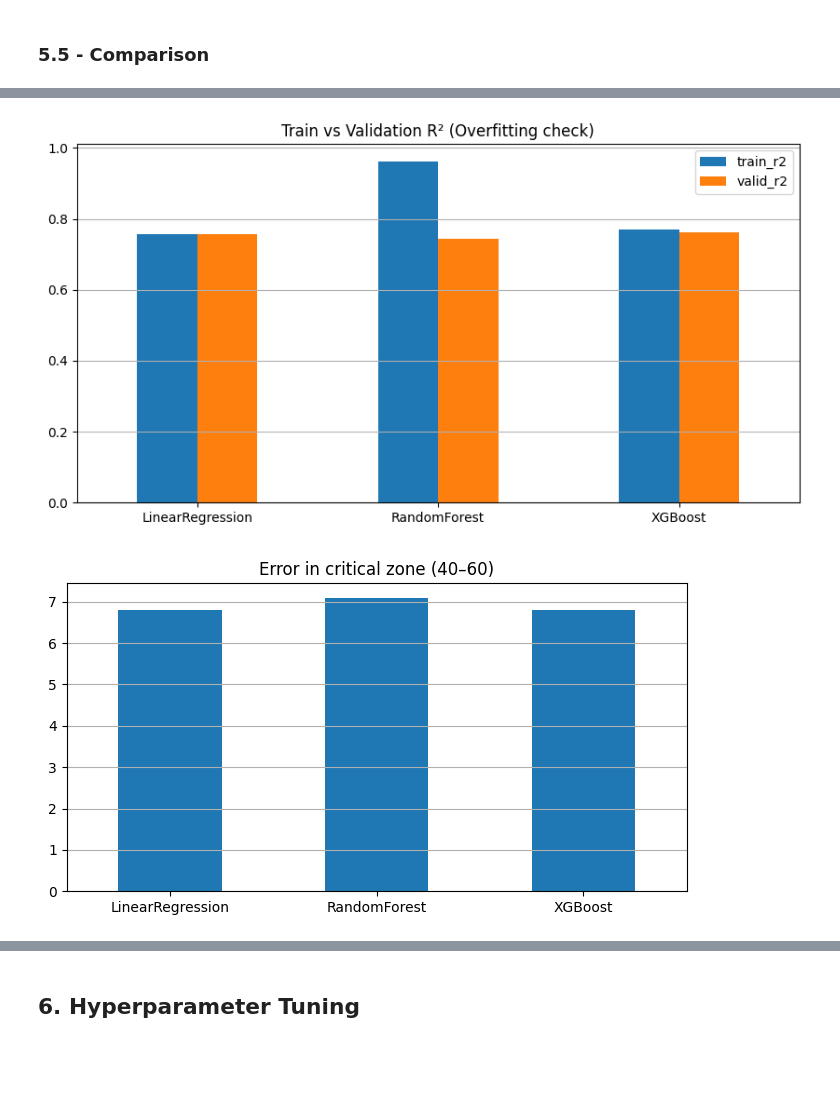
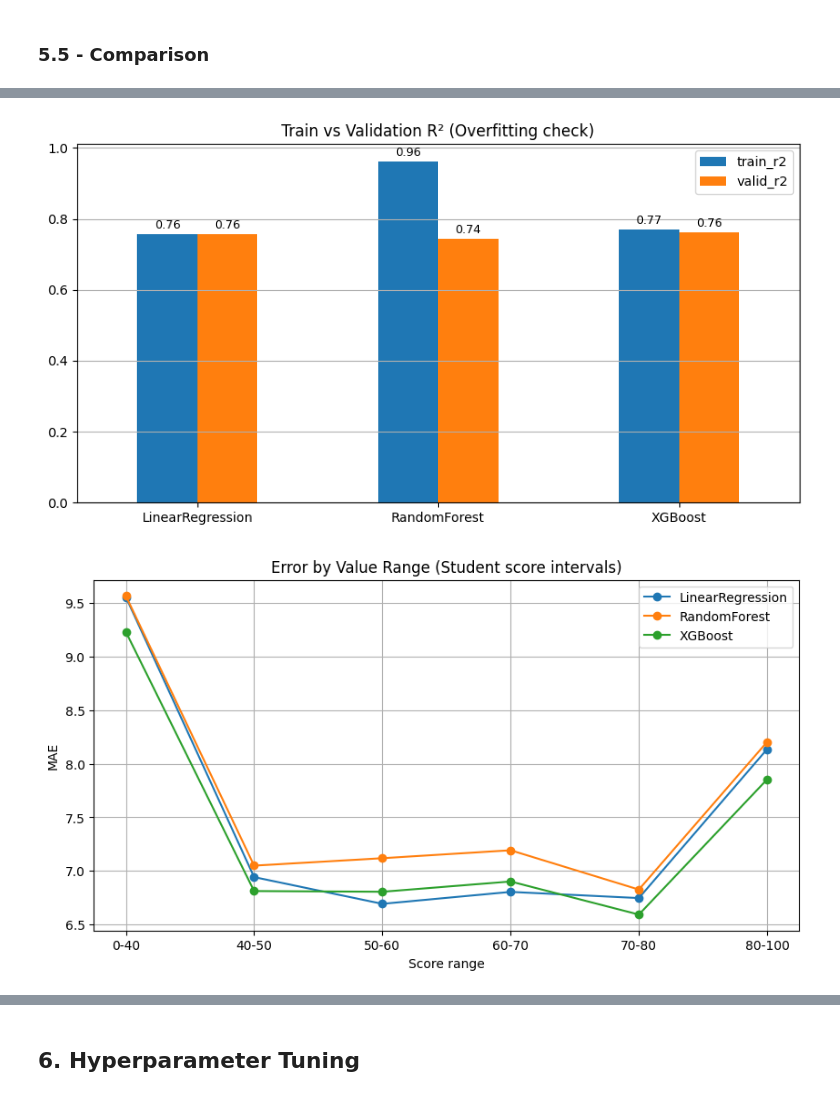
Before and after one commit to Muten-Roshi-Sama/MachineLearningLabs_4eiai40, a Jupyter notebook: Project2026/failure_prediction.ipynb, the cells around one changed output, grey strips where cells are left out. Cells and saved outputs as stored; diff of their text form; code cells hidden in the pictures; blank space fills up the shorter version.

```diff
--- a/Project2026/failure_prediction.ipynb
+++ b/Project2026/failure_prediction.ipynb
@@ -1725,6 +1975,10 @@ Loading LinearRegression from cache...
 #### Analysis
 # %%
 # =================== Linear regression ===================
+
+LG_single_res = LG_results["scaled"]["res"]
+LG_multi_res  = LG_results["aggressive"]["res"]
+LG_scaled_res = LG_results["core"]["res"]
 
 all_results = pd.concat([
     LG_single_res,
@@ -1771,6 +2025,7 @@ model_analysis["LinearRegression"] = {
     "gap": LG_scores["gap"].iloc[0],
 
     "critical_mae": LG_critical_mae,
+    "error_by_range" : LG_error_by_range,
 
     "fail_recall": LG_report["0"]["recall"],
     "accuracy": LG_report["accuracy"],
@@ -1984,6 +2203,7 @@ model_analysis["RandomForest"] = {
     "gap": RF_scores["gap"].iloc[0],
 
     "critical_mae": RF_critical_mae,
+    "error_by_range": RF_error_by_range,
 
     "fail_recall": RF_report["0"]["recall"],
     "accuracy": RF_report["accuracy"],
@@ -2187,6 +2407,7 @@ model_analysis["XGBoost"] = {
     "gap": XGB_scores["gap"].iloc[0],
 
     "critical_mae": XGB_critical_mae,
+    "error_by_range": XGB_error_by_range,
 
     "fail_recall": XGB_report["0"]["recall"],
     "accuracy": XGB_report["accuracy"],
@@ -2449,40 +2670,68 @@ plt.show()
 
 
 # Overfitting
-comparison_df[["train_r2", "valid_r2"]].plot(kind="bar", figsize=(10,5))
+df_overfit = comparison_df[["train_r2", "valid_r2"]]
+ax = df_overfit.plot(kind="bar", figsize=(10,5))
 plt.title("Train vs Validation R² (Overfitting check)")
 plt.xticks(rotation=0)
 plt.grid(axis="y")
+for container in ax.containers:
+    ax.bar_label(container, fmt="%.2f", fontsize=9, padding=2)
 plt.show()
 
 
 # Critical Zone error
-comparison_df["critical_mae"].plot(kind="bar", figsize=(8,4))
-plt.title("Error in critical zone (40–60)")
-plt.xticks(rotation=0)
-plt.grid(axis="y")
-plt.show()
+plt.figure(figsize=(10,5))
+plotted = False  # track if anything is actually drawn
+for model_name, metrics_dict in model_analysis.items():
+    if "error_by_range" in metrics_dict and metrics_dict["error_by_range"] is not None:
+        data = metrics_dict["error_by_range"]
+
+        # safety check
+        if len(data) > 0:
+            plt.plot(
+                data.index,
+                data.values,
+                marker="o",
+                label=model_name
+            )
+            plotted = True
+if plotted:
+    plt.title("Error by Value Range (Student score intervals)")
+    plt.xlabel("Score range")
+    plt.ylabel("MAE")
+    plt.grid()
+    plt.legend()
+    plt.show()
+else:
+    print("No error_by_range data found for models")
+
+
+
 
 # Failure detection performance
-comparison_df[["fail_recall", "false_negatives"]].plot(kind="bar", figsize=(10,5))
+df_fail = comparison_df[["fail_recall", "false_negatives"]]
+ax = df_fail.plot(kind="bar", figsize=(10,5))
 plt.title("Failure detection performance")
 plt.xticks(rotation=0)
 plt.grid(axis="y")
+for container in ax.containers:
+    ax.bar_label(container, fmt="%.2f", fontsize=9, padding=2)
 plt.show()
 
 # Trade off
 # plt.figure(figsize=(6,5))
 # plt.scatter(comparison_df["rmse"], comparison_df["fail_recall"])
 
 # for i, txt in enumerate(comparison_df.index):
 #     plt.annotate(txt, (comparison_df["rmse"][i], comparison_df["fail_recall"][i]))
 
 # plt.xlabel("RMSE (lower is better)")
 # plt.ylabel("Fail recall (higher is better)")
 # plt.title("Performance vs Risk trade-off")
 # plt.grid()
 # plt.show()
 # %% [output]
 [figure]
-[figure, old version]
+[figure, new version]
-[figure, old version]
+[figure, new version]
```
Also changed, not shown: parts of 5 cells of this notebook.
